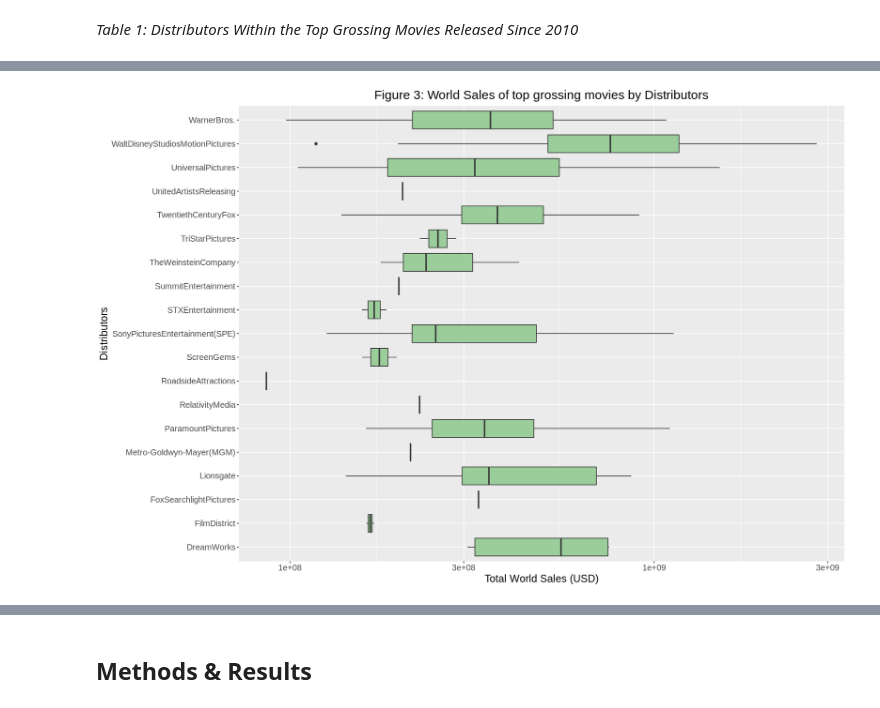
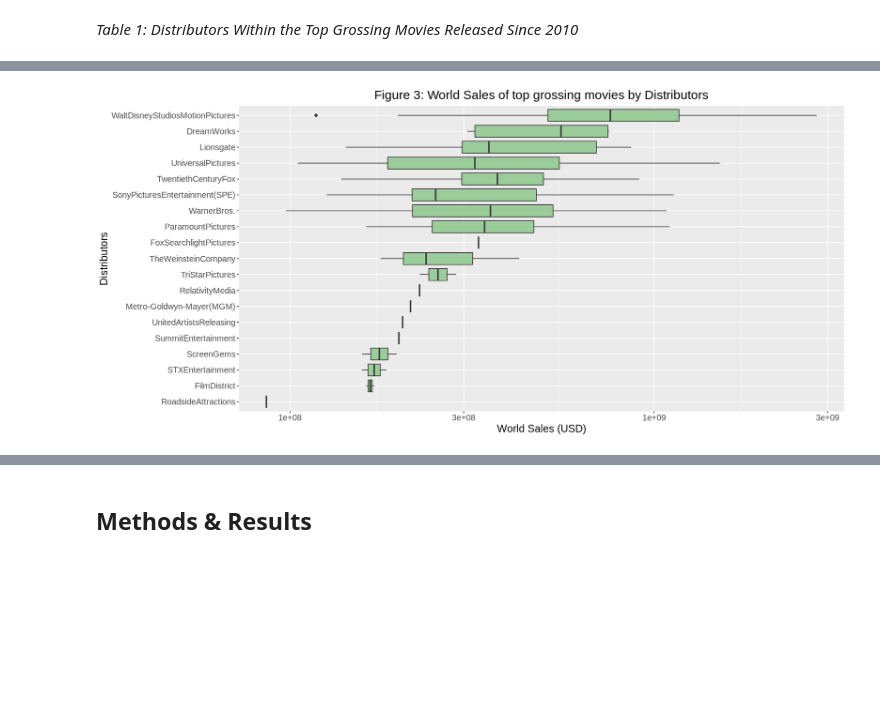
Before and after one commit to starsurfer87/DSCI100-Group-Project, a Jupyter notebook: thedreadedassignment.ipynb, the cells around one changed output, grey strips where cells are left out. Saved outputs shown, nothing was run; the diff lists cells and outputs as text; code cells hidden in the pictures; blank space fills up the shorter version.

```diff
--- a/thedreadedassignment.ipynb
+++ b/thedreadedassignment.ipynb
@@ -294,18 +286,22 @@ distributor_sales_plot
 # %%
 # boxplot of whole data set for Distributor & World_Sales (shows min, max, median of each, outliers)
 
 movies_boxplot <- movies_train %>%
                   arrange(desc(World_Sales)) %>%
-                  ggplot( aes(x = Distributor, y = World_Sales)) +
+                  ggplot( aes(x = reorder(Distributor, World_Sales),
+                              y = World_Sales)) +
                     geom_boxplot(fill = "darkseagreen3") +
                     theme(text = element_text(size = 15),
                           legend.position="none",
                           plot.title = element_text(hjust = 0.5)) +
                     ggtitle("Figure 3: World Sales of top grossing movies by Distributors") +
-                    ylab("Total World Sales (USD)") +
+                    ylab("World Sales (USD)") +
                     xlab("Distributors") +
                     scale_y_continuous(trans = "log10") +
                     coord_flip()
+
+options(repr.plot.width = 15, repr.plot.height = 7)
+
 movies_boxplot
 # %% [output]
-[figure, old version]
+[figure, new version]
```
Also changed, not shown: parts of 8 cells of this notebook.
